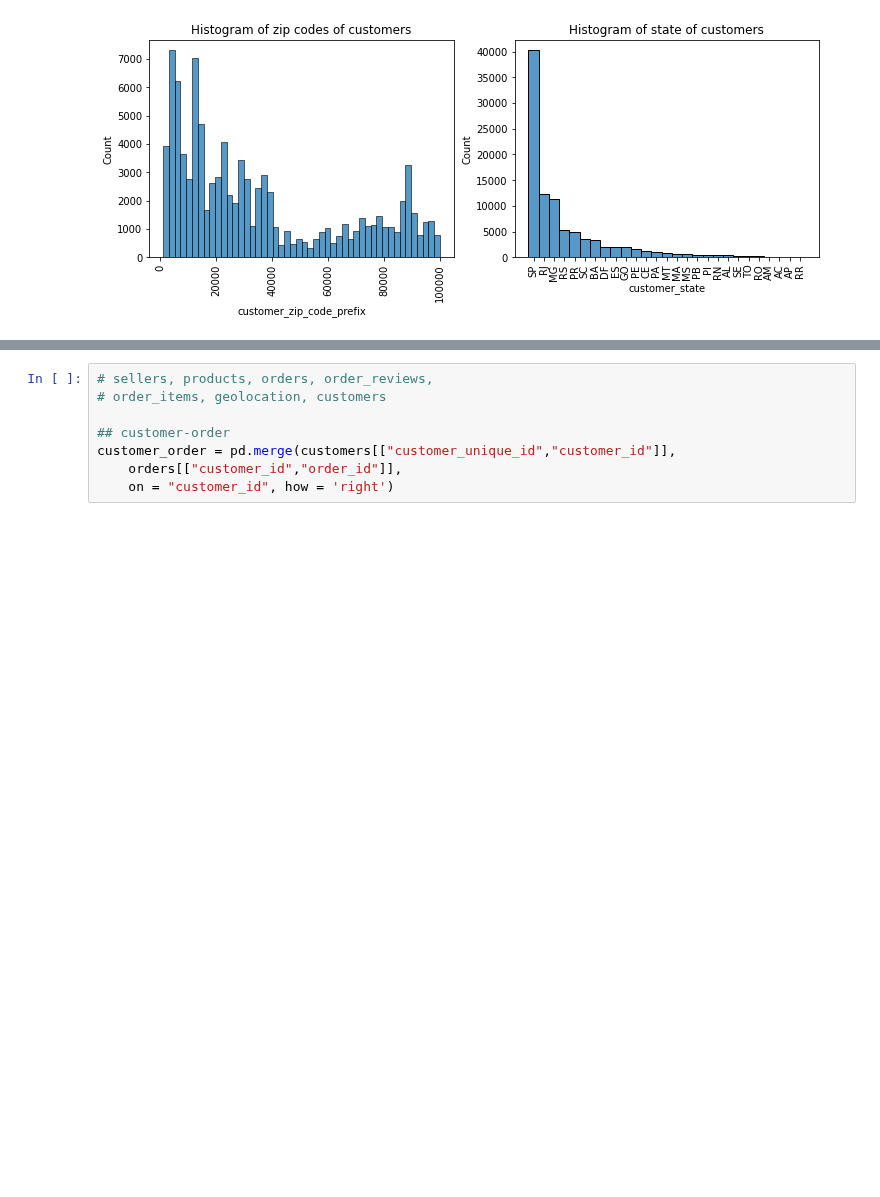
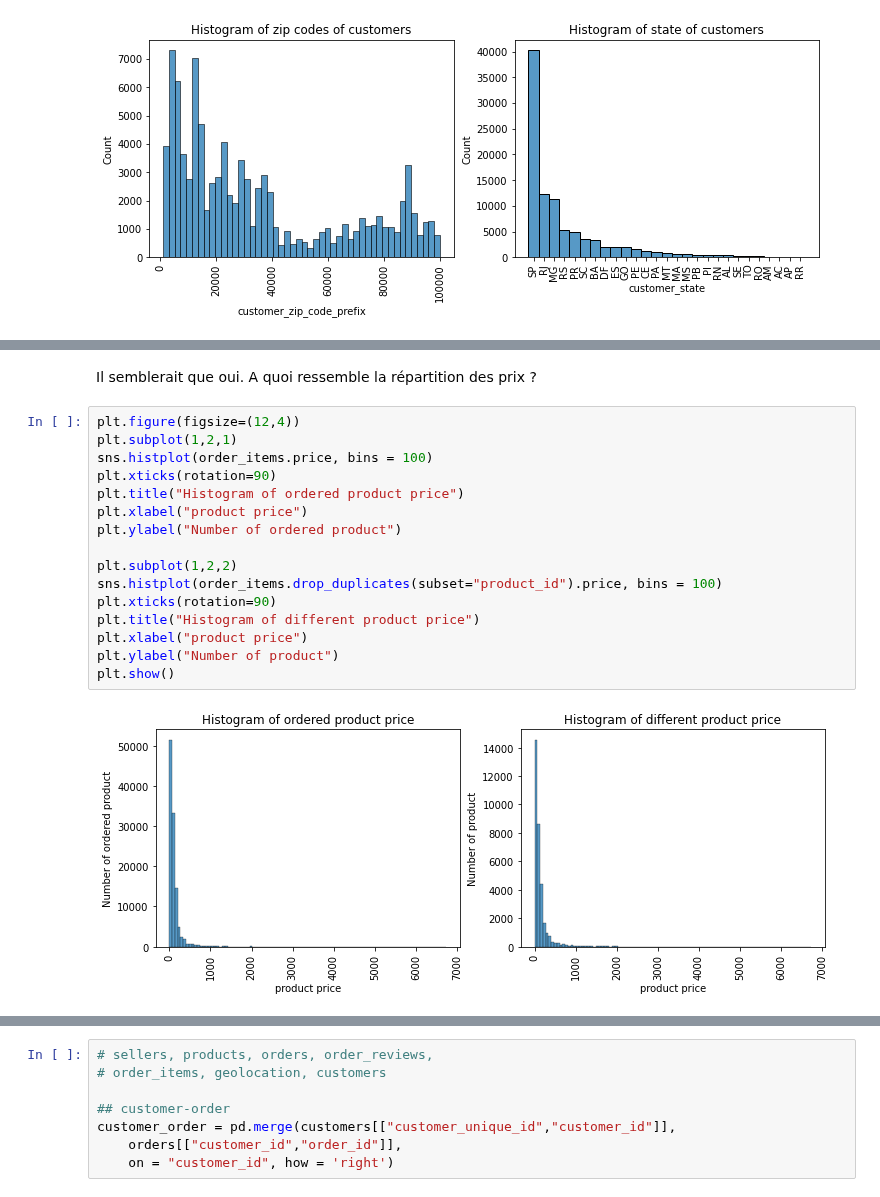
Before and after one commit to ClaireGayral/formation_openclassroom, a Jupyter notebook: P4_gayral_claire/analyse_exploratoire.ipynb, the cells around one changed output, grey strips where cells are left out. Saved outputs shown, nothing was run; the diff lists cells and outputs as text; blank space fills up the shorter version.

```diff
--- a/P4_gayral_claire/analyse_exploratoire.ipynb
+++ b/P4_gayral_claire/analyse_exploratoire.ipynb
@@ -291,0 +335,20 @@ Name: order_purchase_timestamp, Length: 99441, dtype: object
+# %% [markdown]
+Il semblerait que oui. A quoi ressemble la répartition des prix ?
+# %%
+plt.figure(figsize=(12,4))
+plt.subplot(1,2,1)
+sns.histplot(order_items.price, bins = 100)
+plt.xticks(rotation=90)
+plt.title("Histogram of ordered product price")
+plt.xlabel("product price")
+plt.ylabel("Number of ordered product")
+
+plt.subplot(1,2,2)
+sns.histplot(order_items.drop_duplicates(subset="product_id").price, bins = 100)
+plt.xticks(rotation=90)
+plt.title("Histogram of different product price")
+plt.xlabel("product price")
+plt.ylabel("Number of product")
+plt.show()
+# %% [output]
+[figure, added]
```
Also changed, not shown: parts of 33 cells of this notebook.
